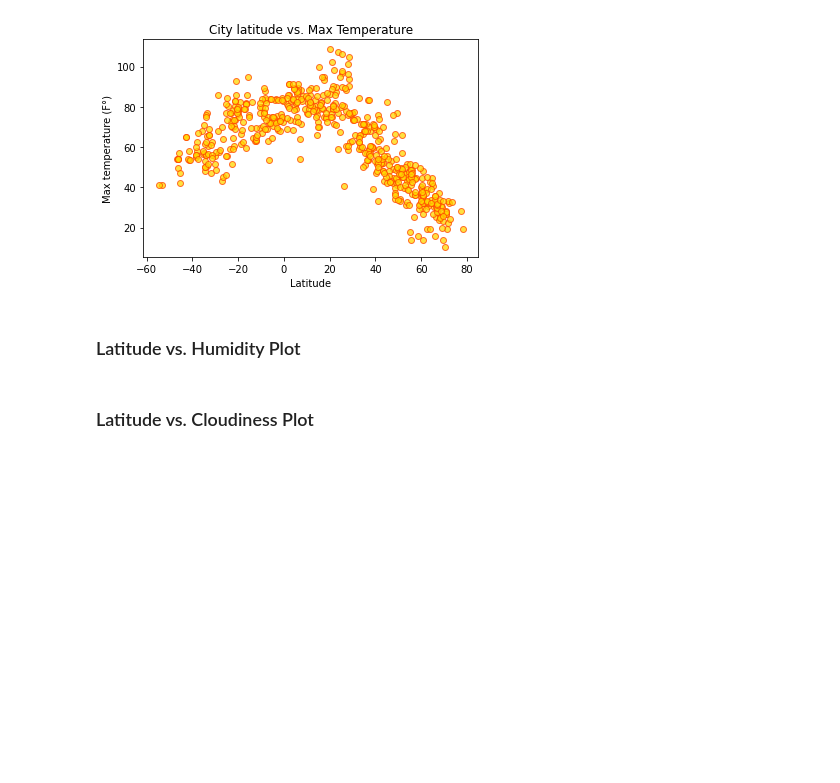
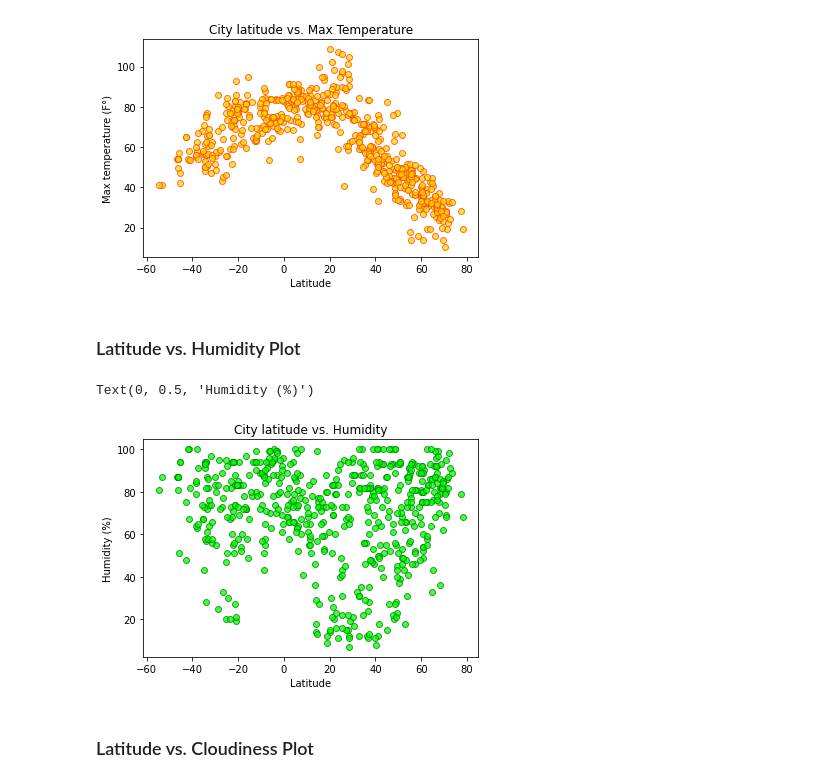
Before and after one commit to mgeffroy/Python_api_challenge, a Jupyter notebook: WeatherPy/Weather/WeatherPy.ipynb, the cells around one changed output. Cells and saved outputs as stored; diff of their text form; code cells hidden in the pictures; blank space fills up the shorter version.

Commit message:
Finished scatterplots

```diff
--- a/WeatherPy/Weather/WeatherPy.ipynb
+++ b/WeatherPy/Weather/WeatherPy.ipynb
@@ -191,6 +191,9 @@ Use proper labeling of the plots using plot titles (including date of analysis)
 #Create variables
 latitude_p = weather_df["Lat"]
 temp_p= weather_df["Max Temp"]
+humidity_p=weather_df["Humidity"]
+cloud_p=weather_df["Cloudiness"]
+wind_sp = weather_df["Wind Speed"]
 
 #Create scatterplot
 plt.scatter(latitude_p, temp_p, marker="o", facecolors="gold", edgecolors="orangered",
@@ -199,10 +202,23 @@ plt.scatter(latitude_p, temp_p, marker="o", facecolors="gold", edgecolors="orang
 plt.title( "City latitude vs. Max Temperature")
 plt.xlabel("Latitude")
 plt.ylabel("Max temperature (F°)")
+
+#Create png image
 # %% [output]
 Text(0, 0.5, 'Max temperature (F°)')
 [figure]
 # %% [markdown]
 ### Latitude vs. Humidity Plot
+# %%
+#Create scatterplot
+plt.scatter(latitude_p, humidity_p, marker="o", facecolors="lime", edgecolors="green",
+             alpha=0.75)
+#Add title and labels to scatter plot
+plt.title( "City latitude vs. Humidity")
+plt.xlabel("Latitude")
+plt.ylabel("Humidity (%)")
+# %% [output]
+Text(0, 0.5, 'Humidity (%)')
+[figure, added]
 # %% [markdown]
 ### Latitude vs. Cloudiness Plot
```
Also changed, not shown: parts of 2 cells of this notebook.
